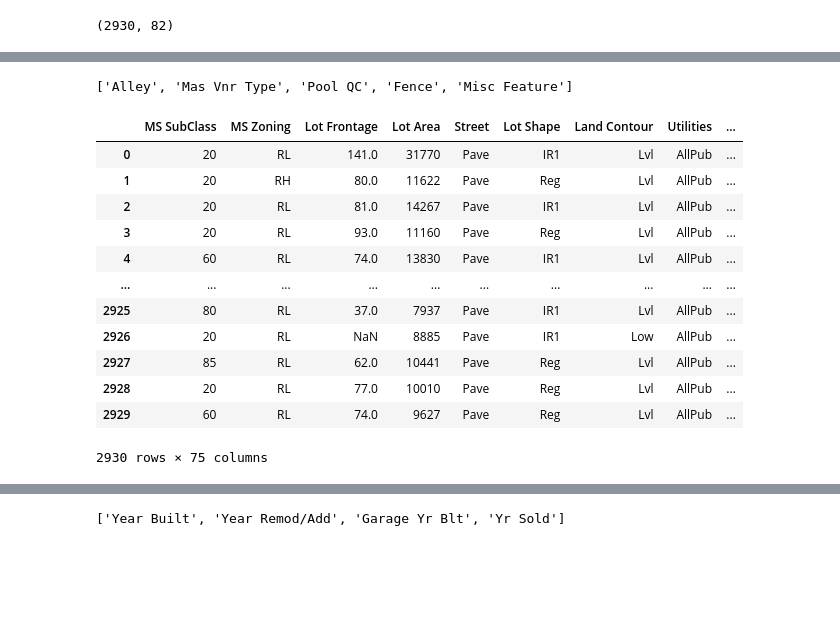
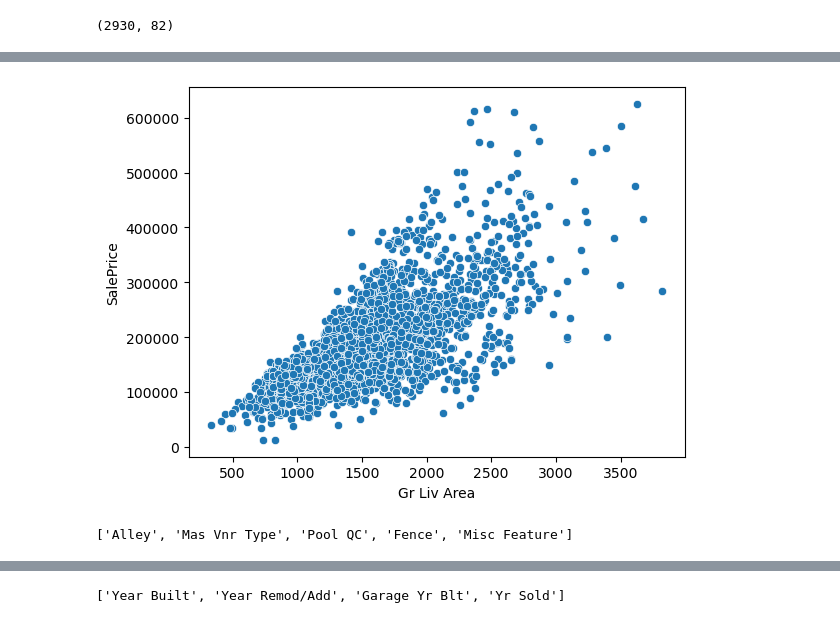
Before and after one commit to Miguel9Angel/home_prices_predictor, a Jupyter notebook: house_price_pprediction.ipynb, the cells around one changed output, grey strips where cells are left out. Drawn from its saved outputs; the diff is of its cells as text; code cells hidden in the pictures; blank space fills up the shorter version.

```diff
--- a/house_price_pprediction.ipynb
+++ b/house_price_pprediction.ipynb
@@ -31,3 +72,10 @@ df[df.isna().any(axis=1)]
+# %%
+# The authors advice eliminate the rows with Gr Liv Area more than 4000 ft2. Which are considerated as outliers
+df = data[data['Gr Liv Area']<4000]
+sns.scatterplot(data=df, x='Gr Liv Area', y='SalePrice')
+plt.show()
+# %% [output]
+[figure, added]
 # %%
 #Identification of features with most of the 60% of missing values
 def null_features_identification(df):
@@ -48,21 +96,6 @@ print(null_columns)
 drop_columns = null_columns + ['Order', 'PID']
 # %%
 df_1 = df.drop(columns=drop_columns)
-df_1
-# %% [output]
-|  | MS SubClass | MS Zoning | Lot Frontage | Lot Area | Street | Lot Shape | Land Contour | Utilities | ... |
-| 0 | 20 | RL | 141.0 | 31770 | Pave | IR1 | Lvl | AllPub | ... |
-| 1 | 20 | RH | 80.0 | 11622 | Pave | Reg | Lvl | AllPub | ... |
-| 2 | 20 | RL | 81.0 | 14267 | Pave | IR1 | Lvl | AllPub | ... |
-| 3 | 20 | RL | 93.0 | 11160 | Pave | Reg | Lvl | AllPub | ... |
-| 4 | 60 | RL | 74.0 | 13830 | Pave | IR1 | Lvl | AllPub | ... |
-| ... | ... | ... | ... | ... | ... | ... | ... | ... | ... |
-| 2925 | 80 | RL | 37.0 | 7937 | Pave | IR1 | Lvl | AllPub | ... |
-| 2926 | 20 | RL | NaN | 8885 | Pave | IR1 | Low | AllPub | ... |
-| 2927 | 85 | RL | 62.0 | 10441 | Pave | Reg | Lvl | AllPub | ... |
-| 2928 | 20 | RL | 77.0 | 10010 | Pave | Reg | Lvl | AllPub | ... |
-| 2929 | 60 | RL | 74.0 | 9627 | Pave | Reg | Lvl | AllPub | ... |
-2930 rows × 75 columns
 # %%
 # Now it's time to separate the two classes of variables (continuos and categorical) to discard to discard
 #Variable with low variance which provides poor information about the SalePrice of Homes
```
Also changed, not shown: parts of 34 cells of this notebook, 1 other file.
